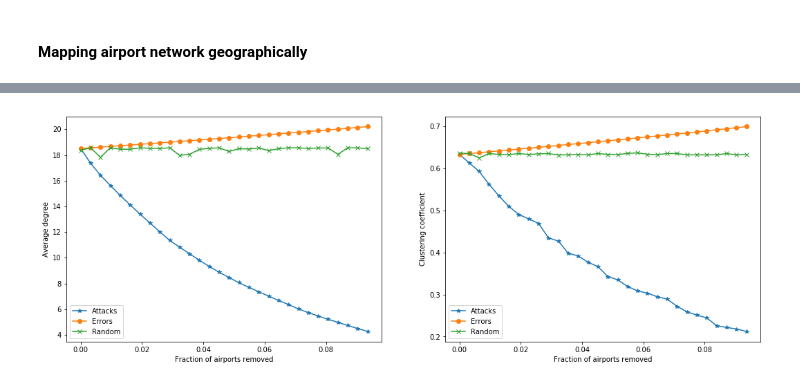
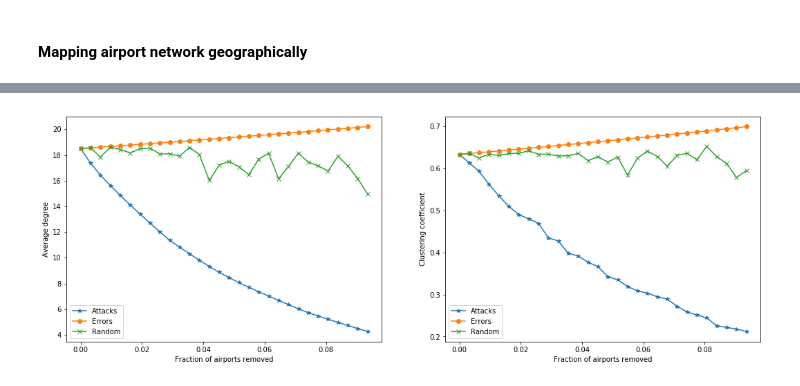
Before and after one commit to Morten-Esketveit/TSDS-gruppe-2019, a Jupyter notebook: Exam/NetworkAnalysis1Carrier.ipynb, the cells around one changed output, grey strips where cells are left out. Cells and saved outputs as stored; diff of their text form; code cells hidden in the pictures.

```diff
--- a/Exam/NetworkAnalysis1Carrier.ipynb
+++ b/Exam/NetworkAnalysis1Carrier.ipynb
@@ -171,24 +199,25 @@ plist = [(x-1) * 1/310 for x in plist]
 # %%
 fig, ax = plt.subplots(figsize = (18,6))
 plt.subplot(1,2,1)
 plt.plot(plist, attack_effect["average_degree"], label = "Attacks", marker = "*")
 plt.plot(plist, error_effect["average_degree"], label = "Errors", marker = "o")
-plt.plot(plist, random_effect["average_degree"], label = "Random", marker = "x")
+plt.plot(plist, random_effect["average_degree"][0:30], label = "Random", marker = "x")
 #plt.title("Effect of attacks and errors on network average degree")
 plt.legend(loc = "lower left")
 plt.xlabel("Fraction of airports removed")
 plt.ylabel("Average degree")
 
 plt.subplot(1,2,2)
 plt.plot(plist, attack_effect["average_clustering"], label = "Attacks", marker = "*")
 plt.plot(plist, error_effect["average_clustering"], label = "Errors", marker = "o")
-plt.plot(plist, random_effect["average_clustering"], label = "Random", marker = "x")
+plt.plot(plist, random_effect["average_clustering"][0:30], label = "Random", marker = "x")
 #plt.title("Effect of attacks and errors on network clustering coefficient")
 plt.legend(loc = "lower left")
 plt.xlabel("Fraction of airports removed")
 plt.ylabel("Clustering coefficient")
+
 plt.savefig(fname = "Figures/attacksanderrors.png", format = "png", bbox_inches = "tight")
 
 plt.show()
 # %% [output]
-[figure, old version]
+[figure, new version]
```
Also changed, not shown: parts of 4 cells of this notebook, 2 other files.
